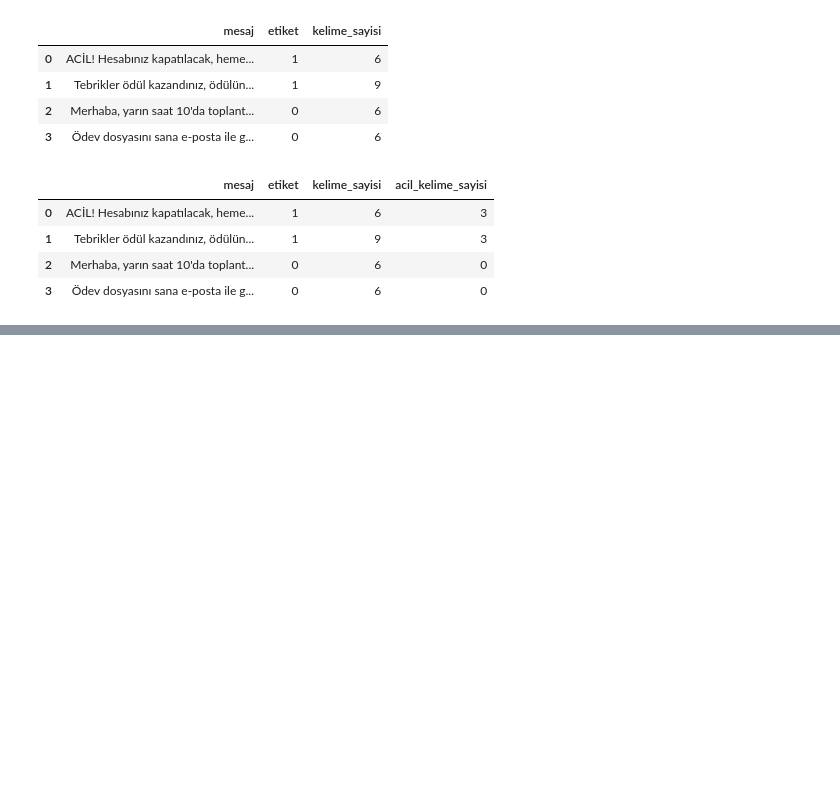
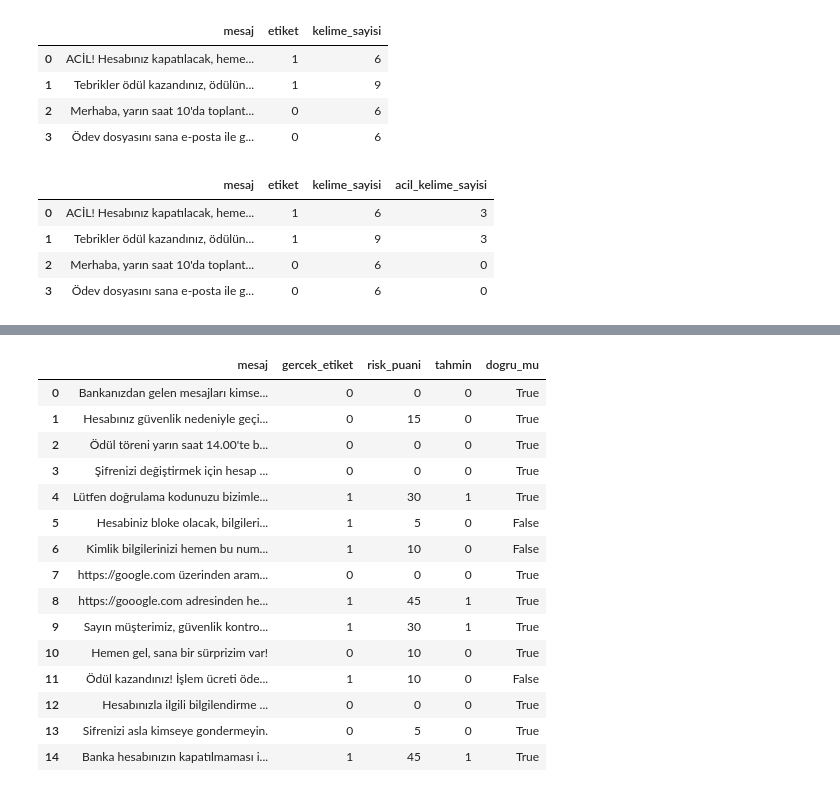
Before and after one commit to cinarersoz53-glitch/dgjb, a Jupyter notebook: siberDil.ipynb, the cells around one changed output, grey strips where cells are left out. Cells and saved outputs as stored; diff of their text form; code cells hidden in the pictures; blank space fills up the shorter version.

```diff
--- a/siberDil.ipynb
+++ b/siberDil.ipynb
@@ -80,0 +1497,10 @@ display(df)
+# %%
+
+# ADIM 8.4.1: Mesajların tamamını görüntüleme
+
+for i, satir in df.iterrows():
+    print(f"\nMesaj {i + 1}")
+    print("İçerik:", satir["mesaj"])
+    print("Etiket:", satir["etiket"])
+    print("Bulunan URL:", url_bul(satir["mesaj"]))
+    print("-" * 60)
@@ -80,0 +2392,74 @@ display(df)
+# %%
+
+# ADIM 8.18: Yeni mesajlarla dayanıklılık testi
+
+import pandas as pd
+from sklearn.metrics import classification_report, confusion_matrix
+
+zor_testler = [
+    ("Bankanızdan gelen mesajları kimseyle paylaşmayın.", 0),
+    ("Hesabınız güvenlik nedeniyle geçici olarak kapatılmıştır.", 0),
+    ("Ödül töreni yarın saat 14.00'te başlayacak.", 0),
+    ("Şifrenizi değiştirmek için hesap ayarlarına gidin.", 0),
+    ("Lütfen doğrulama kodunuzu bizimle paylaşınız.", 1),
+    ("Hesabiniz bloke olacak, bilgilerinizi guncelleyin.", 1),
+    ("Kimlik bilgilerinizi hemen bu numaraya iletin.", 1),
+    ("https://google.com üzerinden arama yapabilirsiniz.", 0),
+    ("https://gooogle.com adresinden hesabınızı doğrulayın.", 1),
+    ("Sayın müşterimiz, güvenlik kontrolü için kart bilgilerinizi giriniz.", 1),
+    ("Hemen gel, sana bir sürprizim var!", 0),
+    ("Ödül kazandınız! İşlem ücreti ödemeniz gerekiyor.", 1),
+    ("Hesabınızla ilgili bilgilendirme mesajıdır.", 0),
+    ("Sifrenizi asla kimseye gondermeyin.", 0),
+    ("Banka hesabınızın kapatılmaması için hemen işlem yapın.", 1)
+]
+
+kayitlar = []
+
+for mesaj, etiket in zor_testler:
+    analiz = siberdil_analiz_v2(mesaj)
+    puan = risk_puani_hesapla_v3(analiz)
+    tahmin = int(puan >= 30)
+
+    kayitlar.append({
+        "mesaj": mesaj,
+        "gercek_etiket": etiket,
+        "risk_puani": puan,
+        "tahmin": tahmin,
+        "dogru_mu": etiket == tahmin
+    })
+
+df_zor = pd.DataFrame(kayitlar)
+
+display(df_zor)
+
+print("\nKARMAŞIKLIK MATRİSİ")
+print(confusion_matrix(
+    df_zor["gercek_etiket"],
+    df_zor["tahmin"],
+    labels=[0, 1]
+))
+
+print("\nPERFORMANS RAPORU")
+print(classification_report(
+    df_zor["gercek_etiket"],
+    df_zor["tahmin"],
+    zero_division=0
+))
+# %% [output]
+|  | mesaj | gercek_etiket | risk_puani | tahmin | dogru_mu |
+| 0 | Bankanızdan gelen mesajları kimse... | 0 | 0 | 0 | True |
+| 1 | Hesabınız güvenlik nedeniyle geçi... | 0 | 15 | 0 | True |
+| 2 | Ödül töreni yarın saat 14.00'te b... | 0 | 0 | 0 | True |
+| 3 | Şifrenizi değiştirmek için hesap ... | 0 | 0 | 0 | True |
+| 4 | Lütfen doğrulama kodunuzu bizimle... | 1 | 30 | 1 | True |
+| 5 | Hesabiniz bloke olacak, bilgileri... | 1 | 5 | 0 | False |
+| 6 | Kimlik bilgilerinizi hemen bu num... | 1 | 10 | 0 | False |
+| 7 | https://google.com üzerinden aram... | 0 | 0 | 0 | True |
+| 8 | https://gooogle.com adresinden he... | 1 | 45 | 1 | True |
+| 9 | Sayın müşterimiz, güvenlik kontro... | 1 | 30 | 1 | True |
+| 10 | Hemen gel, sana bir sürprizim var! | 0 | 10 | 0 | True |
+| 11 | Ödül kazandınız! İşlem ücreti öde... | 1 | 10 | 0 | False |
+| 12 | Hesabınızla ilgili bilgilendirme ... | 0 | 0 | 0 | True |
+| 13 | Sifrenizi asla kimseye gondermeyin. | 0 | 5 | 0 | True |
+| 14 | Banka hesabınızın kapatılmaması i... | 1 | 45 | 1 | True |
```
Also changed, not shown: parts of 67 cells of this notebook.
